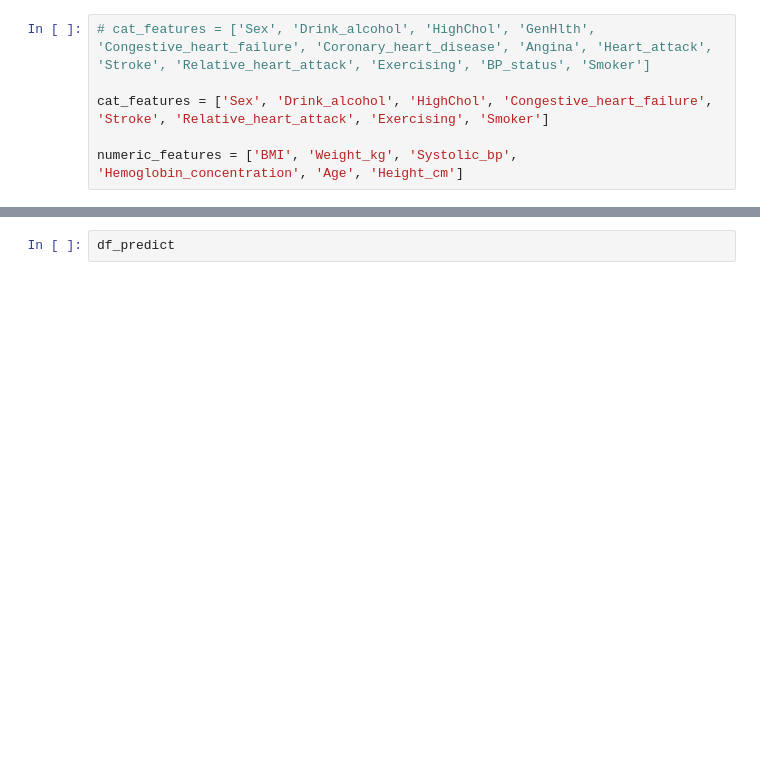
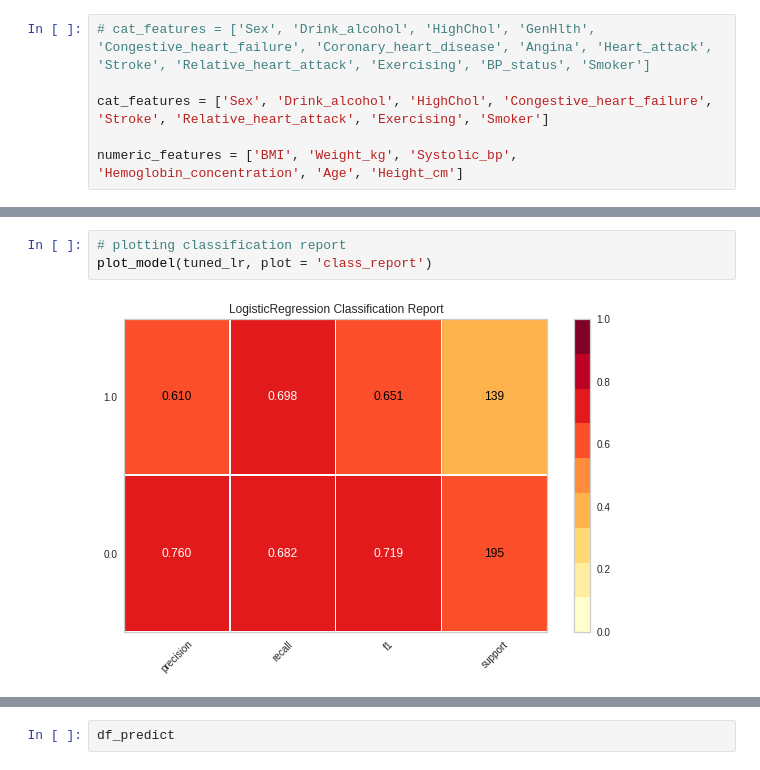
Before and after one commit to giu-ferreira-cientista/streamlit-ranking-plot, a Jupyter notebook: notebooks/ML_hipertensao.ipynb, the cells around one changed output, grey strips where cells are left out. Saved outputs shown, nothing was run; the diff lists cells and outputs as text; blank space fills up the shorter version.

```diff
--- a/notebooks/ML_hipertensao.ipynb
+++ b/notebooks/ML_hipertensao.ipynb
@@ -349,3 +362,8 @@ tuned_lr = tune_model(model
+# %%
+# plotting classification report
+plot_model(tuned_lr, plot = 'class_report')
+# %% [output]
+[figure, added]
 # %%
 plot_model(estimator = tuned_lr, plot = 'feature')
 # %% [output]
```
Also changed, not shown: parts of 15 cells of this notebook, 2 other files.
